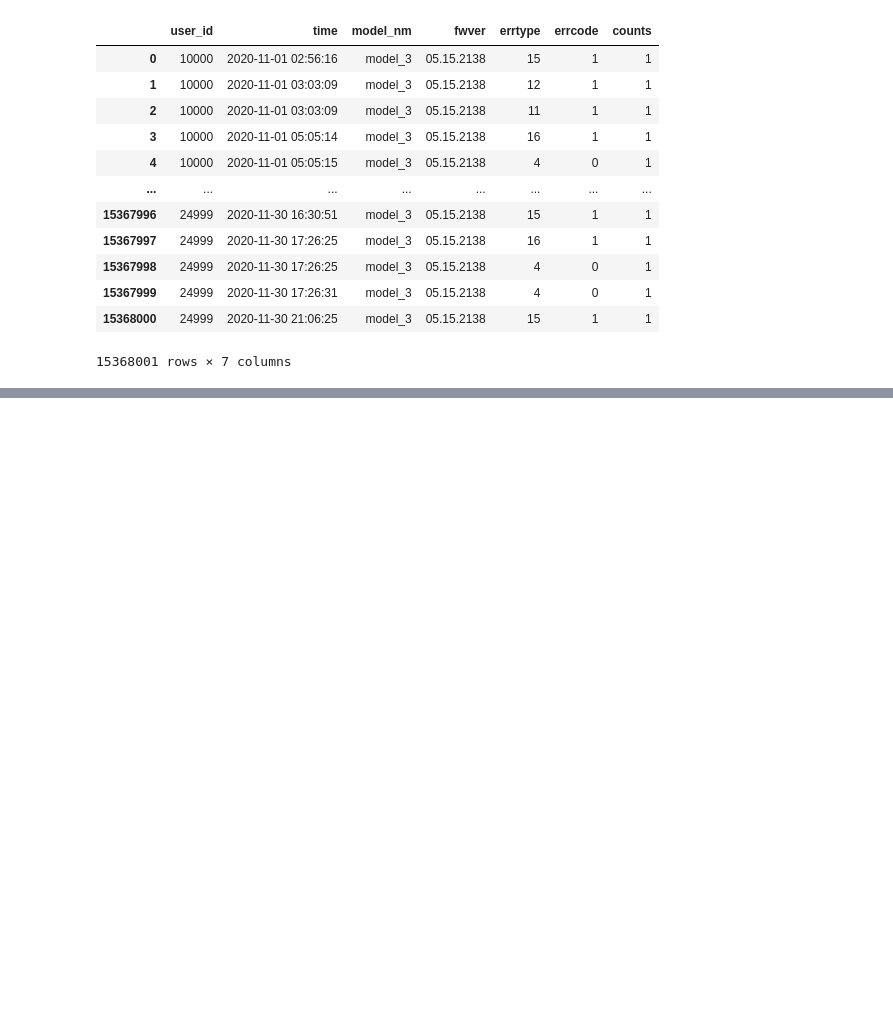
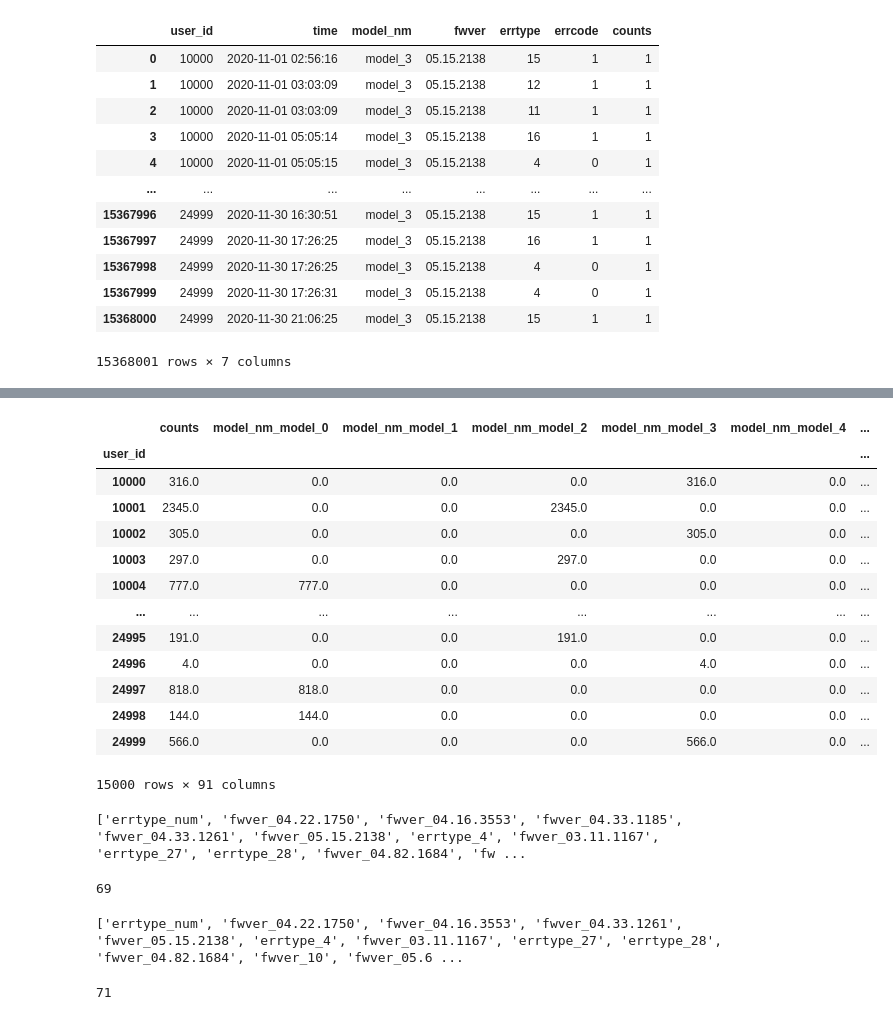
Before and after one commit to LEEHM97/machine-learning-exercises, a Jupyter notebook: 10.DAYCON대회_사용자불편예지/train_test_set/train_set_case3.ipynb, the cells around one changed output, grey strips where cells are left out. Cells and saved outputs as stored; diff of their text form; code cells hidden in the pictures; blank space fills up the shorter version.

Commit message:
feat: make case3 train set

```diff
--- a/10.DAYCON대회_사용자불편예지/train_test_set/train_set_case3.ipynb
+++ b/10.DAYCON대회_사용자불편예지/train_test_set/train_set_case3.ipynb
@@ -56,0 +77,5 @@ df1
+# %%
+# errtype_num
+errtype_df = train_err[['user_id', 'errtype']]
+errtype_df = errtype_df.user_id.value_counts(sort=False).to_frame(name='errtype_num')
+errtype_df.head()
@@ -56,0 +89,12 @@ df1
+# %%
+# period
+train_err['day'] = train_err.time.dt.day
+train_err['hour'] = train_err.time.dt.hour
+
+user_day_df = train_err.groupby('user_id')['day'].unique().to_frame().reset_index()
+user_day_df['period'] = 0
+
+for i in range(len(user_day_df.index)):
+   user_day_df['period'][i] = len(user_day_df['day'][i])
+
+user_day_df
@@ -56,0 +115,5 @@ df1
+# %%
+user_day_df.index = user_day_df['user_id'] - 10000
+user_day_df.drop(columns=['user_id', 'day'], inplace=True)
+
+user_day_df
@@ -56,0 +135,5 @@ df1
+# %%
+# 1. one-hot-encoding
+df1.drop(columns=['time', 'errcode'], inplace=True)
+df1 = pd.get_dummies(df1, columns=['model_nm', 'fwver', 'errtype'])
+df1
@@ -56,0 +154,21 @@ df1
+# %%
+# 모든 column 합쳐주기
+df1 = df1.groupby('user_id').sum()
+dfs = [df1, user_has_multiple_models, errtype_df, user_day_df]
+dfs = dfs[0].join(dfs[1:])
+dfs
+# %% [output]
+|  | counts | model_nm_model_0 | model_nm_model_1 | model_nm_model_2 | model_nm_model_3 | model_nm_model_4 | ... |
+| user_id |  |  |  |  |  |  | ... |
+| 10000 | 316.0 | 0.0 | 0.0 | 0.0 | 316.0 | 0.0 | ... |
+| 10001 | 2345.0 | 0.0 | 0.0 | 2345.0 | 0.0 | 0.0 | ... |
+| 10002 | 305.0 | 0.0 | 0.0 | 0.0 | 305.0 | 0.0 | ... |
+| 10003 | 297.0 | 0.0 | 0.0 | 297.0 | 0.0 | 0.0 | ... |
+| 10004 | 777.0 | 777.0 | 0.0 | 0.0 | 0.0 | 0.0 | ... |
+| ... | ... | ... | ... | ... | ... | ... | ... |
+| 24995 | 191.0 | 0.0 | 0.0 | 191.0 | 0.0 | 0.0 | ... |
+| 24996 | 4.0 | 0.0 | 0.0 | 0.0 | 4.0 | 0.0 | ... |
+| 24997 | 818.0 | 818.0 | 0.0 | 0.0 | 0.0 | 0.0 | ... |
+| 24998 | 144.0 | 144.0 | 0.0 | 0.0 | 0.0 | 0.0 | ... |
+| 24999 | 566.0 | 0.0 | 0.0 | 0.0 | 566.0 | 0.0 | ... |
+15000 rows × 91 columns
@@ -56,0 +198,16 @@ df1
+# %%
+correlated_features = remove_collinearity(dfs, 0.8)
+print(correlated_features)
+train_8 = dfs.drop(columns=correlated_features)
+len(train_8.columns)
+# %% [output]
+['errtype_num', 'fwver_04.22.1750', 'fwver_04.16.3553', 'fwver_04.33.1185', 'fwver_04.33.1261', 'fwver_05.15.2138', 'errtype_4', 'fwver_03.11.1167', 'errtype_27', 'errtype_28', 'fwver_04.82.1684', 'fw ...
+69
+# %%
+correlated_features = remove_collinearity(dfs, 0.9)
+print(correlated_features)
+train_9 = dfs.drop(columns=correlated_features)
+len(train_9.columns)
+# %% [output]
+['errtype_num', 'fwver_04.22.1750', 'fwver_04.16.3553', 'fwver_04.33.1261', 'fwver_05.15.2138', 'errtype_4', 'fwver_03.11.1167', 'errtype_27', 'errtype_28', 'fwver_04.82.1684', 'fwver_10', 'fwver_05.6 ...
+71
```
Also changed, not shown: parts of 9 cells of this notebook.
